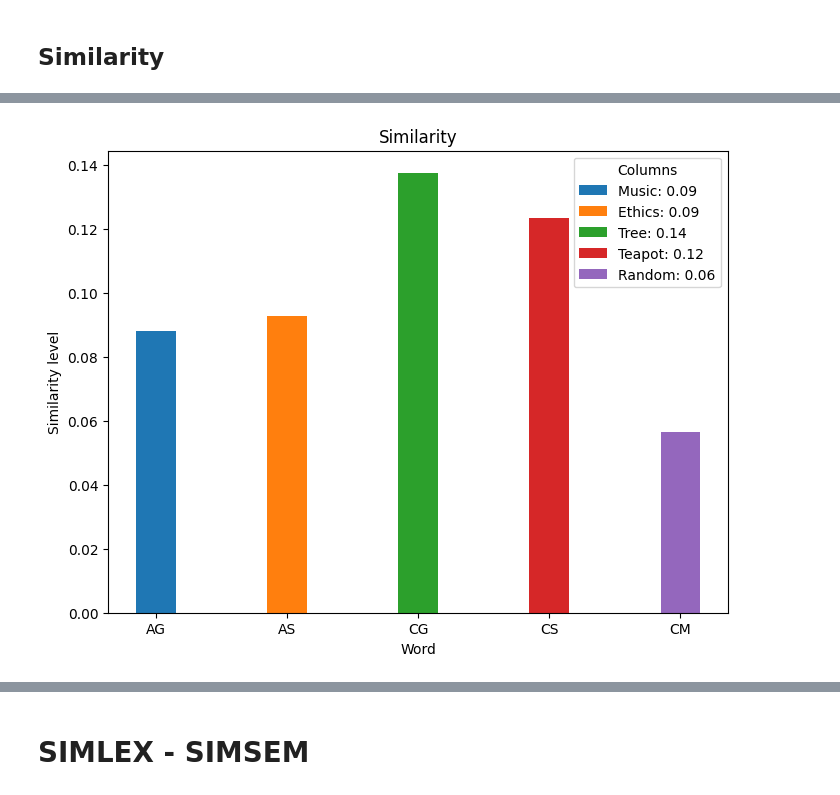
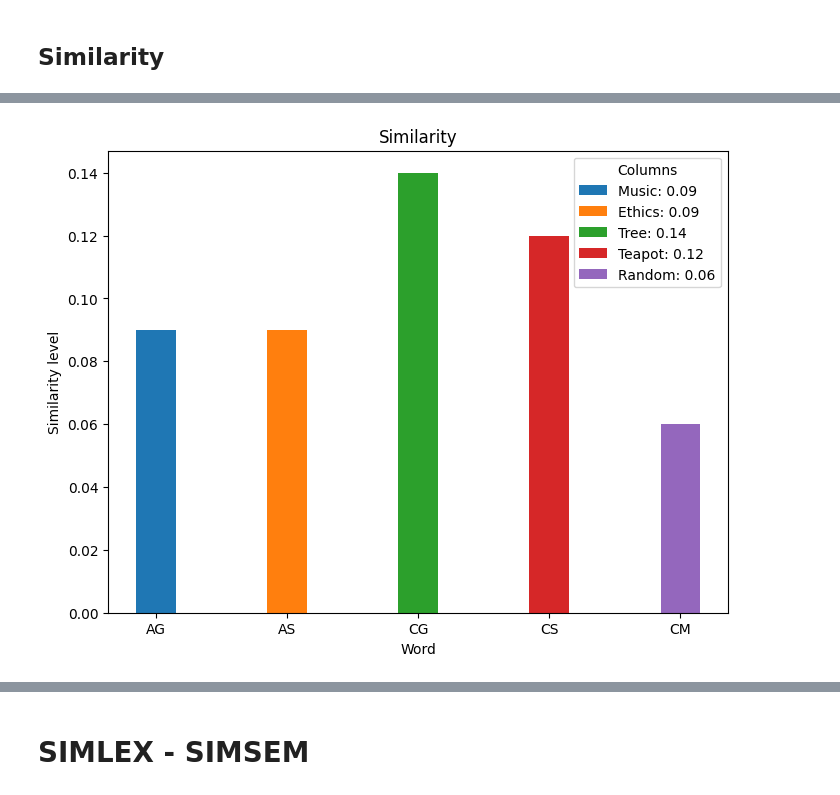
Before and after one commit to B-u-b-y/Progetto_TLN, a Jupyter notebook: Esercitazioni_parte3/Lab1.ipynb, the cells around one changed output, grey strips where cells are left out. Saved outputs shown, nothing was run; the diff lists cells and outputs as text; code cells hidden in the pictures.

```diff
--- a/Esercitazioni_parte3/Lab1.ipynb
+++ b/Esercitazioni_parte3/Lab1.ipynb
@@ -63,6 +45,8 @@ df
 # %% [markdown]
 ## Similarity
 # %%
+# transforms the input into a set of words, if the input is already a set it returns it as is,
+# if it's a string it splits it into words and returns a set of those words, otherwise it returns an empty set
 def to_set(x):
     if isinstance(x, set):
         return x
@@ -71,21 +55,24 @@ def to_set(x):
     else:
         return set()
 
+# used to compute Jaccard similarity it converts the input in sets
+# then calculate how many words are in common between the two sets
 def jaccard_similarity(a, b):
     set_a = to_set(a)
     set_b = to_set(b)
 
-    intersection = set_a & set_b
-    union = set_a | set_b
+    intersection = set_a.intersection(set_b)
+    union = set_a.union(set_b)
 
     return len(intersection) / len(union) if union else 0
 
-
+# used to compute the overlap coefficient it converts the input in sets
+# then calculate how many words are in common between the two sets and divide it by the size of the smaller set
 def overlap_coefficient(a, b):
     set_a = to_set(a)
     set_b = to_set(b)
 
-    intersection = set_a & set_b
+    intersection = set_a.intersection(set_b)
     min_size = min(len(set_a), len(set_b))
 
     return len(intersection) / min_size if min_size > 0 else 0
@@ -92,38 +97,44 @@ def overlap_coefficient(a, b):
 # %%
+#{
+# 'AG': 0.09,
+# 'AS': 0.09,
+# 'CG': 0.14,
+# 'CS': 0.12,
+# 'CM': 0.06
+#}
 similarity = {}
 
 for col in df.columns:
     similarities = []
 
     defs = df[col].tolist()
 
     for i in range(len(defs)):
         for j in range(i + 1, len(defs)):
+            # compute the Jaccard similarity between the two definitions and append it to the similarities list
             similarities.append(jaccard_similarity(defs[i], defs[j]))
 
     sim = 0
-
     if len(similarities) > 0:
         sim = sum(similarities) / len(similarities)
 
-    similarity[col] = sim
+    similarity[col] = f"{sim:.2f}"
+
+fig, ax = plt.subplots(figsize=(8, 6))
+
+concepts = ['Music', 'Ethics', 'Tree', 'Teapot', 'Random']
+
+for i, (col, val) in enumerate(similarity.items()):
+    ax.bar(col, float(val), label=f'{concepts[i]}: {similarity[col]}', width=0.3)
+
+ax.set_title('Similarity')
+ax.set_xlabel('Word')
+ax.set_ylabel('Similarity level')
+
+ax.legend(title="Columns")
+
+
+plt.show()
+# %% [output]
+[figure, added]
-# %%
-
-fig, ax = plt.subplots(figsize=(8, 6))
-
-concepts = ['Music', 'Ethics', 'Tree', 'Teapot', 'Random']
-
-for i, (col, val) in enumerate(similarity.items()):
-    ax.bar(col, val, label=f'{concepts[i]}: {similarity[col]:.2f}', width=0.3)
-
-ax.set_title('Similarity')
-ax.set_xlabel('Word')
-ax.set_ylabel('Similarity level')
-
-ax.legend(title="Columns")
-
-
-plt.show()
-# %% [output]
-[figure, removed]
 # %% [markdown]
```
Also changed, not shown: parts of 25 cells of this notebook.
